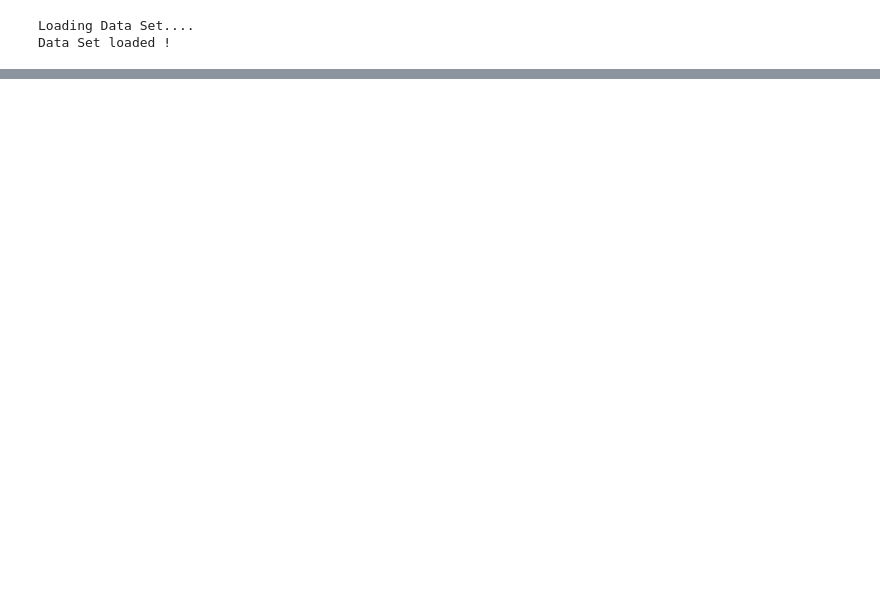
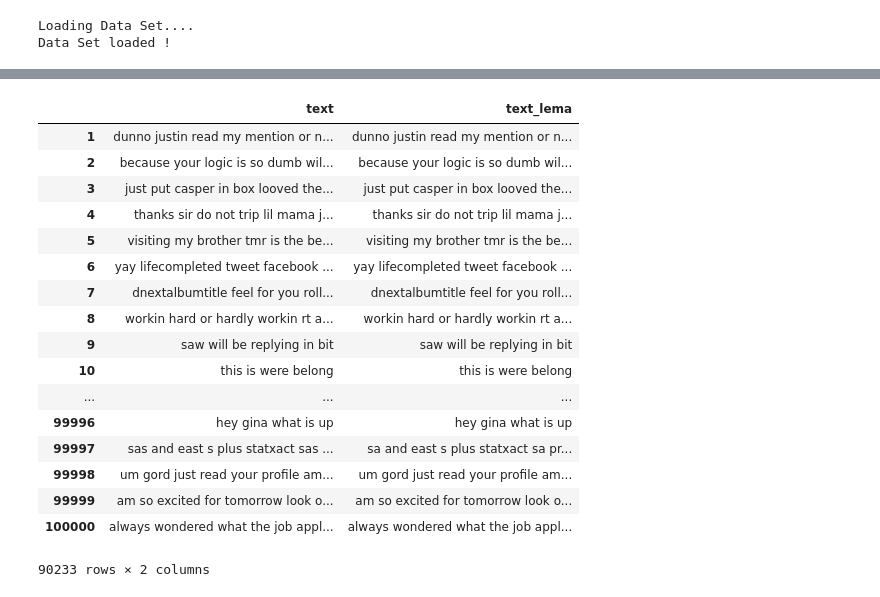
Before and after one commit to eliasmpw/Machine_Learning_2018, a Jupyter notebook: project2/pre_processing.ipynb, the cells around one changed output, grey strips where cells are left out. Drawn from its saved outputs; the diff is of its cells as text; code cells hidden in the pictures; blank space fills up the shorter version.

```diff
--- a/project2/pre_processing.ipynb
+++ b/project2/pre_processing.ipynb
@@ -13,6 +13,7 @@ from textblob import TextBlob
 from textblob import Word
 from pre_processing import *
 from nltk.corpus import stopwords
+pd.set_option('display.max_colwidth', -1)
 # %%
 #Load Data Sets
 DATA_FOLDER = './data'
@@ -187,9 +209,9 @@ if not already_cleaned_pos :
 else:
     print("Tweets Neg Already Cleaned!")
 pickle_in = open("data/pre_processed/tweets_pos_no_textblob.pickle","rb")
-tweets_pos = pickle.load(pickle_in)
+tweets_pos_pickle = pickle.load(pickle_in)
 print("Opening pickle")
-tweets_pos.head()
+tweets_pos_pickle.head()
 # %% [output]
 Cleaning Tweets Pos
 emoji
@@ -819,0 +863,21 @@ test
+# %%
+tweets_pos
+# %% [output]
+|  | text | text_lema |
+| 1 | dunno justin read my mention or n... | dunno justin read my mention or n... |
+| 2 | because your logic is so dumb wil... | because your logic is so dumb wil... |
+| 3 | just put casper in box looved the... | just put casper in box looved the... |
+| 4 | thanks sir do not trip lil mama j... | thanks sir do not trip lil mama j... |
+| 5 | visiting my brother tmr is the be... | visiting my brother tmr is the be... |
+| 6 | yay lifecompleted tweet facebook ... | yay lifecompleted tweet facebook ... |
+| 7 | dnextalbumtitle feel for you roll... | dnextalbumtitle feel for you roll... |
+| 8 | workin hard or hardly workin rt a... | workin hard or hardly workin rt a... |
+| 9 | saw will be replying in bit | saw will be replying in bit |
+| 10 | this is were belong | this is were belong |
+| ... | ... | ... |
+| 99996 | hey gina what is up | hey gina what is up |
+| 99997 | sas and east s plus statxact sas ... | sa and east s plus statxact sa pr... |
+| 99998 | um gord just read your profile am... | um gord just read your profile am... |
+| 99999 | am so excited for tomorrow look o... | am so excited for tomorrow look o... |
+| 100000 | always wondered what the job appl... | always wondered what the job appl... |
+90233 rows × 2 columns
```
Also changed, not shown: parts of 8 cells of this notebook.
